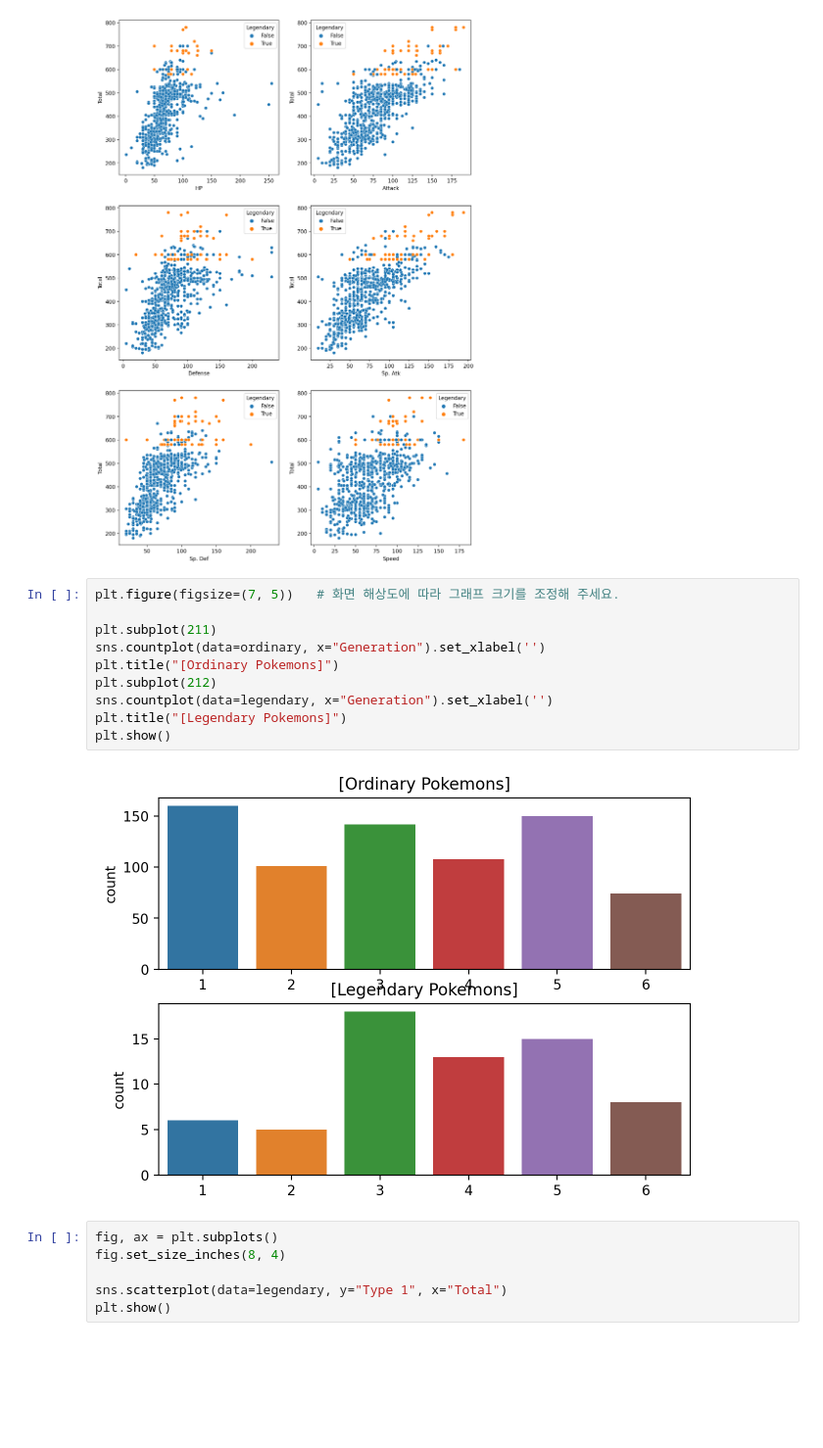
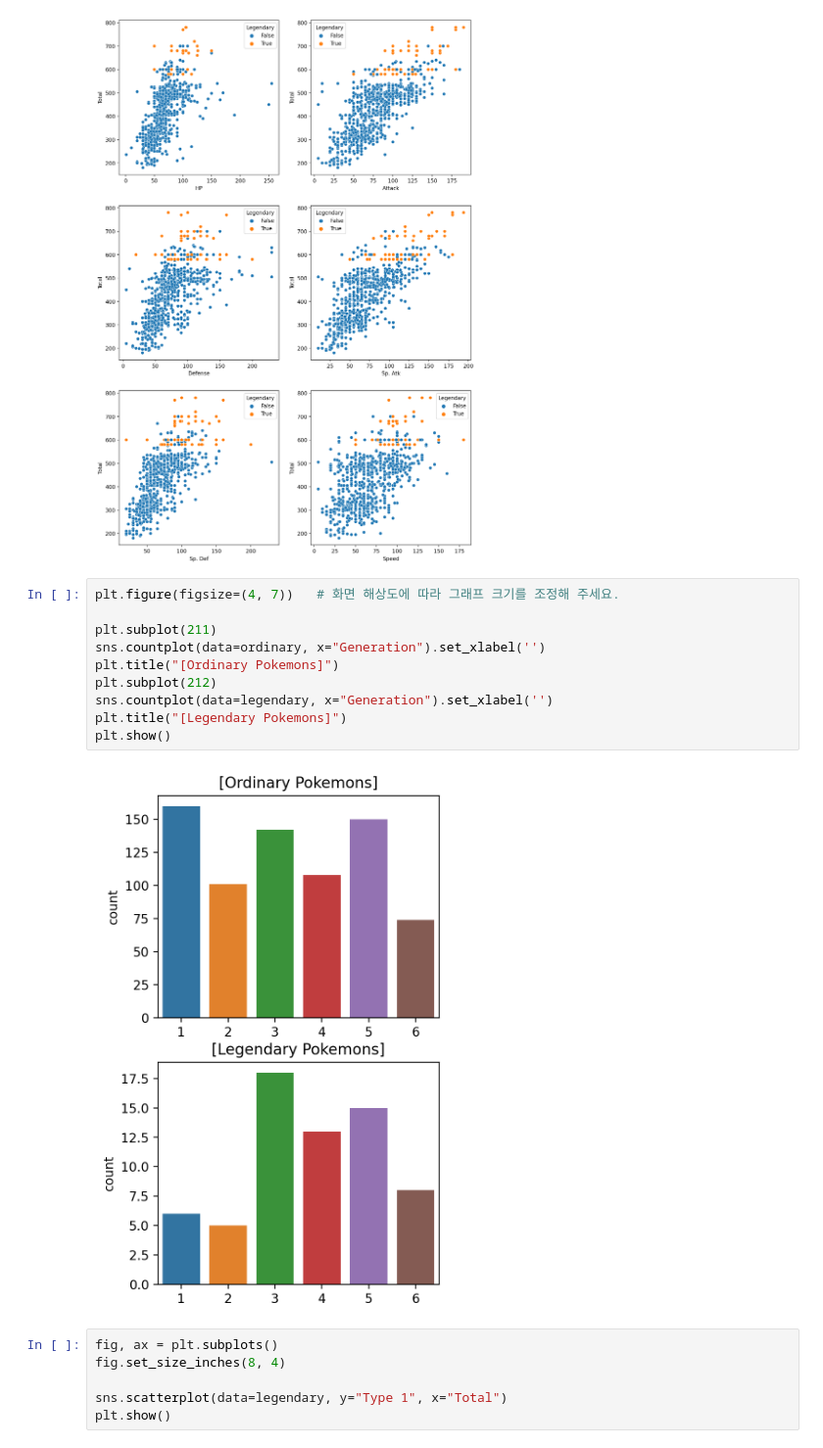
Before and after one commit to knachinen/aiffel_fundamentals, a Jupyter notebook: node_08_poketmon.ipynb, the cells around one changed output. Shown at 98% size. Cells and saved outputs as stored; diff of their text form; blank space fills up the shorter version.

```diff
--- a/node_08_poketmon.ipynb
+++ b/node_08_poketmon.ipynb
@@ -283,17 +283,17 @@ plt.show()
 # %% [output]
 [figure]
 # %%
-plt.figure(figsize=(7, 5))   # 화면 해상도에 따라 그래프 크기를 조정해 주세요.
+plt.figure(figsize=(4, 7))   # 화면 해상도에 따라 그래프 크기를 조정해 주세요.
 
 plt.subplot(211)
 sns.countplot(data=ordinary, x="Generation").set_xlabel('')
 plt.title("[Ordinary Pokemons]")
 plt.subplot(212)
 sns.countplot(data=legendary, x="Generation").set_xlabel('')
 plt.title("[Legendary Pokemons]")
 plt.show()
 # %% [output]
-[figure, old version]
+[figure, new version]
 # %%
 fig, ax = plt.subplots()
 fig.set_size_inches(8, 4)
```
Also changed, not shown: parts of 6 cells of this notebook, 5 other files.
